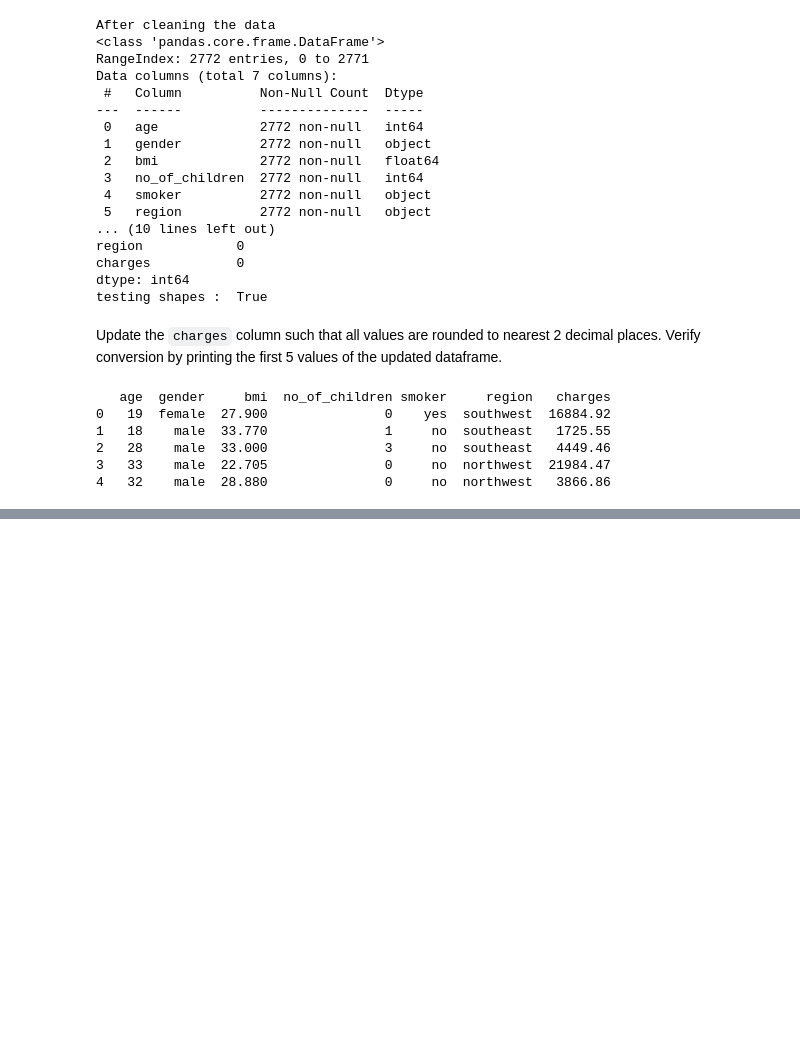
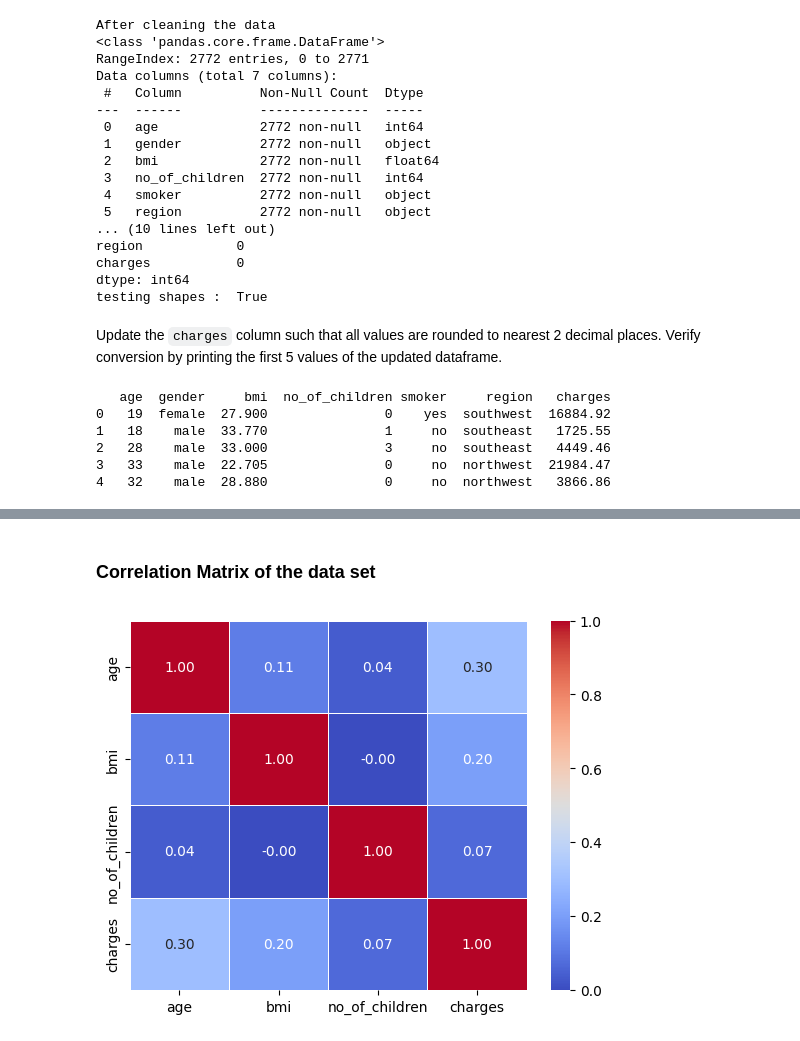
Before and after one commit to imadbenmadi/Medical-Insurance-Price-Prediction, a Jupyter notebook: notebooks/01_EDA.ipynb, the cells around one changed output, grey strips where cells are left out. Drawn from its saved outputs; the diff is of its cells as text; code cells hidden in the pictures; blank space fills up the shorter version.

```diff
--- a/notebooks/01_EDA.ipynb
+++ b/notebooks/01_EDA.ipynb
@@ -217,0 +237,8 @@ print(df.head())
+# %% [markdown]
+### Correlation Matrix of the data set
+# %%
+only_numbers = df.select_dtypes(include=[np.number])
+sns.heatmap(only_numbers.corr(), annot=True, cmap='coolwarm', fmt=".2f", linewidths=0.5)
+plt.show()
+# %% [output]
+[figure, added]
```
Also changed, not shown: parts of 7 cells of this notebook, 3 other files.
